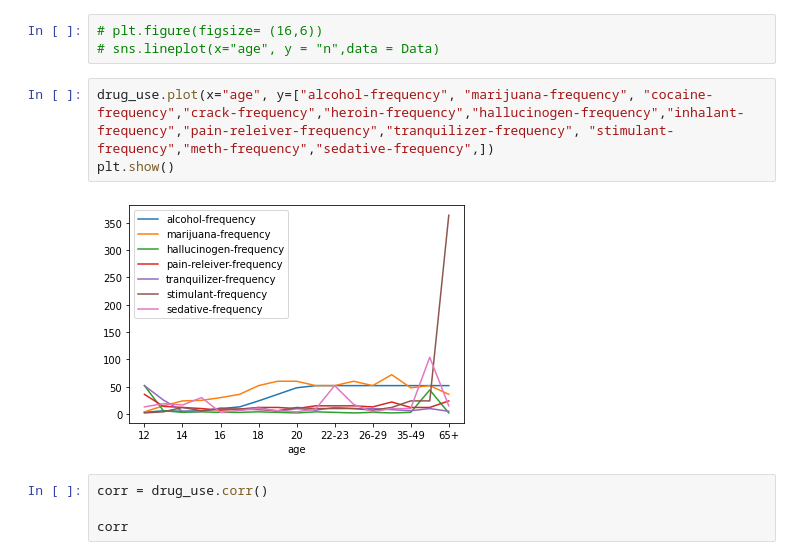
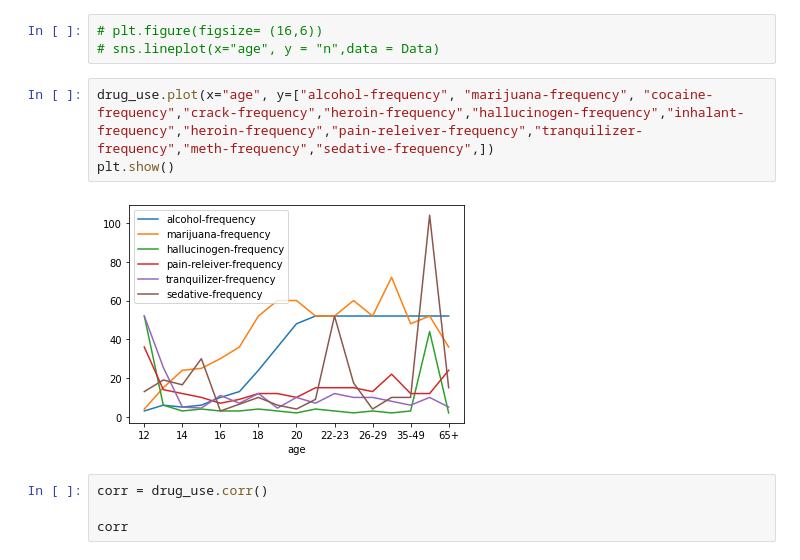
Before and after one commit to Monkeman9592/brandoncruz, a Jupyter notebook: data_druguse/drug use by age.ipynb, the cells around one changed output. Drawn from its saved outputs; the diff is of its cells as text.

```diff
--- a/data_druguse/drug use by age.ipynb
+++ b/data_druguse/drug use by age.ipynb
@@ -67,10 +67,10 @@ plt.show()
 # plt.figure(figsize= (16,6))
 # sns.lineplot(x="age", y = "n",data = Data)
 # %%
-drug_use.plot(x="age", y=["alcohol-frequency", "marijuana-frequency", "cocaine-frequency","crack-frequency","heroin-frequency","hallucinogen-frequency","inhalant-frequency","pain-releiver-frequency","tranquilizer-frequency", "stimulant-frequency","meth-frequency","sedative-frequency",])
+drug_use.plot(x="age", y=["alcohol-frequency", "marijuana-frequency", "cocaine-frequency","crack-frequency","heroin-frequency","hallucinogen-frequency","inhalant-frequency","heroin-frequency","pain-releiver-frequency","tranquilizer-frequency","meth-frequency","sedative-frequency",])
 plt.show()
 # %% [output]
-[figure, old version]
+[figure, new version]
 # %%
 corr = drug_use.corr()
 
```
Also changed, not shown: parts of 4 cells of this notebook, 2 other files.
